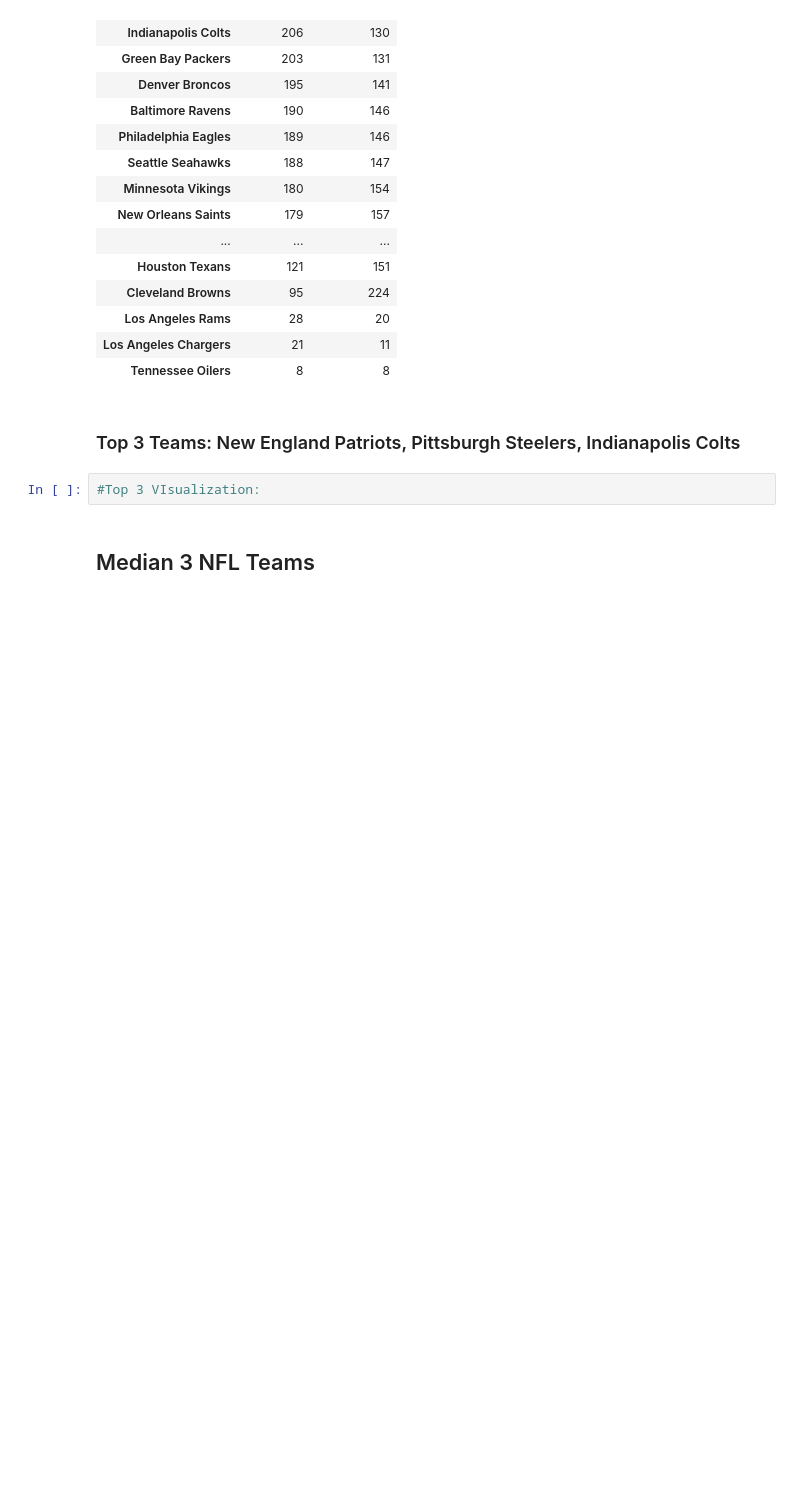
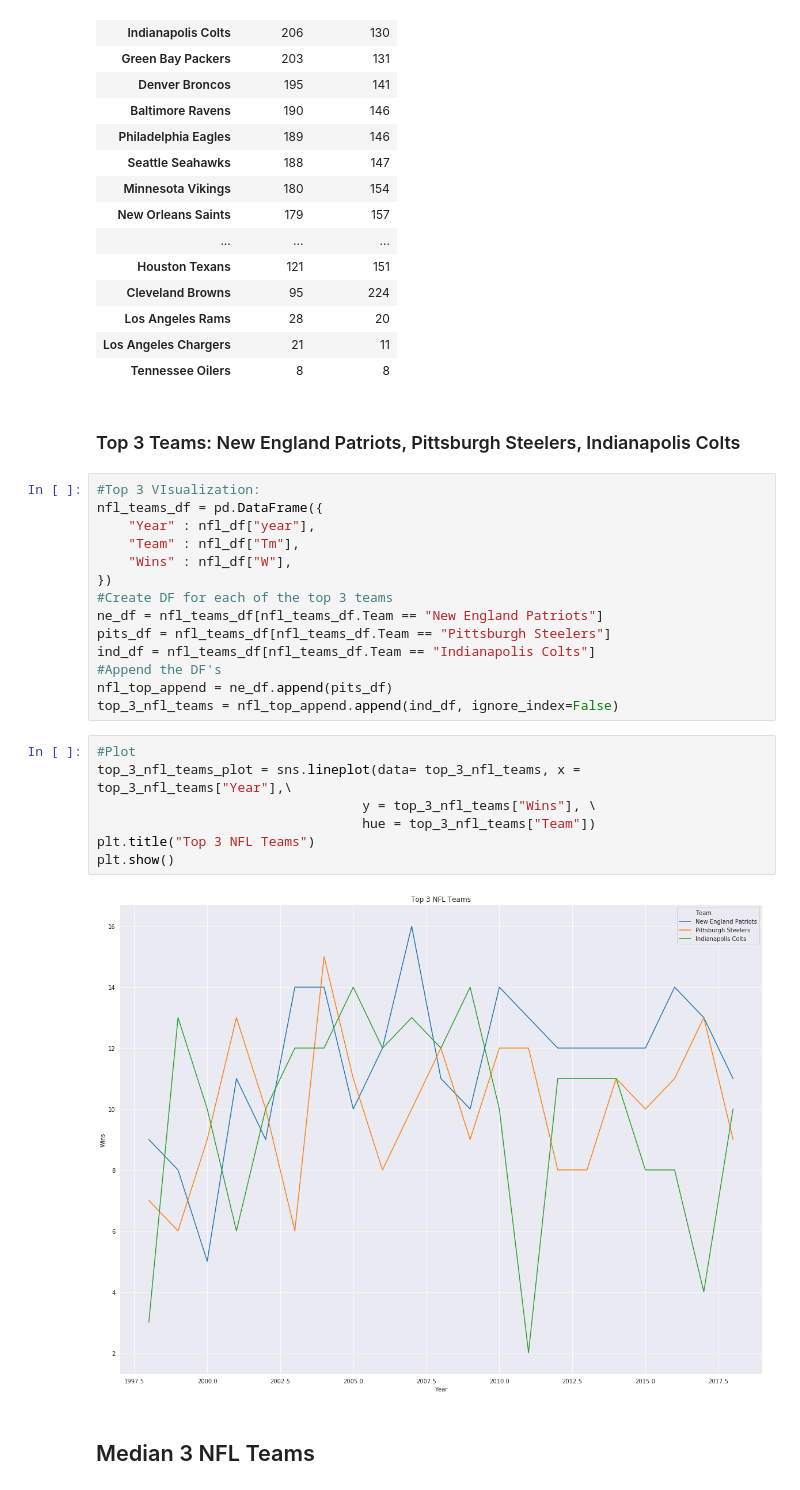
Before and after one commit to Git-hSin/TeamPerformanceCommImpact, a Jupyter notebook: tim_sports/tim_sports.ipynb, the cells around one changed output. Saved outputs shown, nothing was run; the diff lists cells and outputs as text; blank space fills up the shorter version.

Commit message:
All Visualizations done

```diff
--- a/tim_sports/tim_sports.ipynb
+++ b/tim_sports/tim_sports.ipynb
@@ -297,8 +288,29 @@ nfl_team_totals_df.sort_values(by="total_wins",ascending=False).set_index("team"
 | Tennessee Oilers | 8 | 8 |
 # %% [markdown]
 ### Top 3 Teams: New England Patriots, Pittsburgh Steelers, Indianapolis Colts
-# %%
-#Top 3 VIsualization:
+# %%
+#Top 3 VIsualization:
+nfl_teams_df = pd.DataFrame({
+    "Year" : nfl_df["year"],
+    "Team" : nfl_df["Tm"],
+    "Wins" : nfl_df["W"],
+})
+#Create DF for each of the top 3 teams
+ne_df = nfl_teams_df[nfl_teams_df.Team == "New England Patriots"]
+pits_df = nfl_teams_df[nfl_teams_df.Team == "Pittsburgh Steelers"]
+ind_df = nfl_teams_df[nfl_teams_df.Team == "Indianapolis Colts"]
+#Append the DF's
+nfl_top_append = ne_df.append(pits_df)
+top_3_nfl_teams = nfl_top_append.append(ind_df, ignore_index=False)
+# %%
+#Plot
+top_3_nfl_teams_plot = sns.lineplot(data= top_3_nfl_teams, x = top_3_nfl_teams["Year"],\
+                                  y = top_3_nfl_teams["Wins"], \
+                                  hue = top_3_nfl_teams["Team"])
+plt.title("Top 3 NFL Teams")
+plt.show()
+# %% [output]
+[figure, added]
 # %% [markdown]
 ##  Median 3 NFL Teams
 # %%
```
Also changed, not shown: parts of 16 cells of this notebook.
